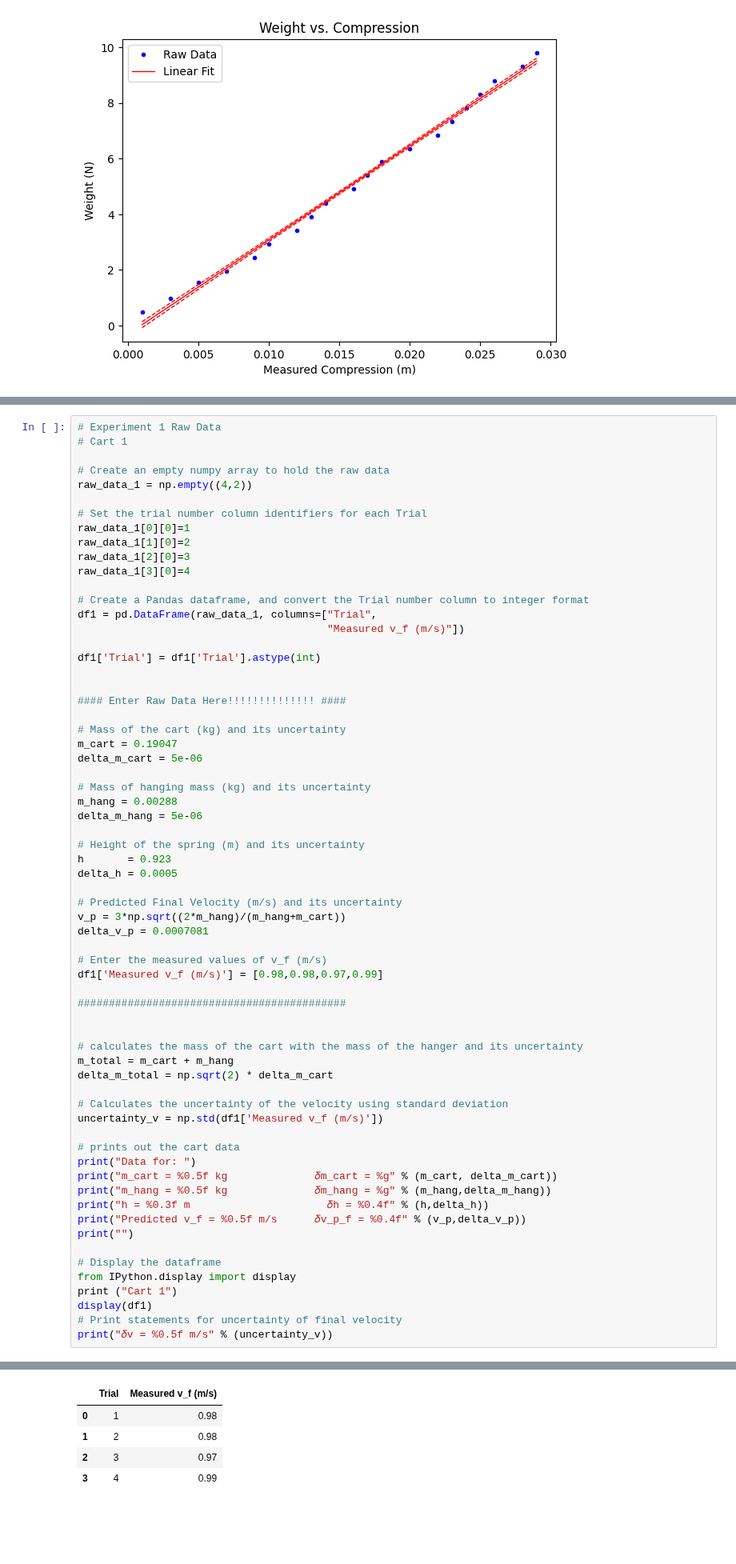
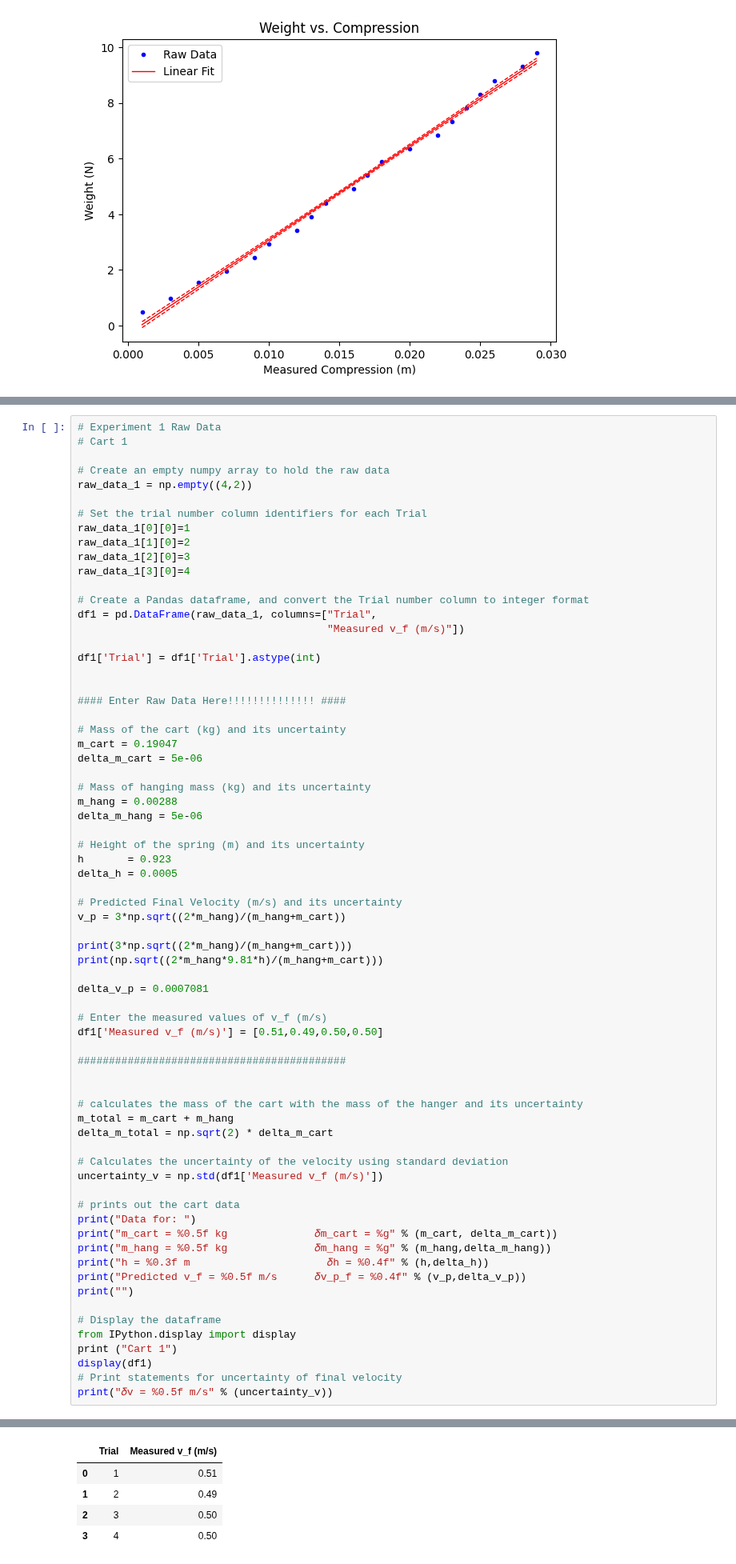
Before and after one commit to brash99/PhysicsLabs, a Jupyter notebook: PHYS201L/JupyterNotebooks/Lab5/NewData_Lab5.ipynb, the cells around one changed output, grey strips where cells are left out. Shown at 80% size. Cells and saved outputs as stored; diff of their text form; blank space fills up the shorter version.

```diff
--- a/PHYS201L/JupyterNotebooks/Lab5/NewData_Lab5.ipynb
+++ b/PHYS201L/JupyterNotebooks/Lab5/NewData_Lab5.ipynb
@@ -241,10 +241,14 @@ delta_h = 0.0005
 
 # Predicted Final Velocity (m/s) and its uncertainty
 v_p = 3*np.sqrt((2*m_hang)/(m_hang+m_cart))
+
+print(3*np.sqrt((2*m_hang)/(m_hang+m_cart)))
+print(np.sqrt((2*m_hang*9.81*h)/(m_hang+m_cart)))
+
 delta_v_p = 0.0007081
 
 # Enter the measured values of v_f (m/s)
-df1['Measured v_f (m/s)'] = [0.98,0.98,0.97,0.99]
+df1['Measured v_f (m/s)'] = [0.51,0.49,0.50,0.50]
 
 ###########################################
 
@@ -274,15 +280,15 @@ print("𝛿v = %0.5f m/s" % (uncertainty_v))
 Data for:
 m_cart = 0.19047 kg              𝛿m_cart = 5e-06
 m_hang = 0.00288 kg              𝛿m_hang = 5e-06
 h = 0.923 m                      𝛿h = 0.0005
 Predicted v_f = 0.51780 m/s      𝛿v_p_f = 0.0007
 
 Cart 1
 |  | Trial | Measured v_f (m/s) |
-| 0 | 1 | 0.98 |
-| 1 | 2 | 0.98 |
-| 2 | 3 | 0.97 |
-| 3 | 4 | 0.99 |
+| 0 | 1 | 0.51 |
+| 1 | 2 | 0.49 |
+| 2 | 3 | 0.50 |
+| 3 | 4 | 0.50 |
 𝛿v = 0.00707 m/s
 # %% [markdown]
 ***
```
Also changed, not shown: parts of 9 cells of this notebook.
